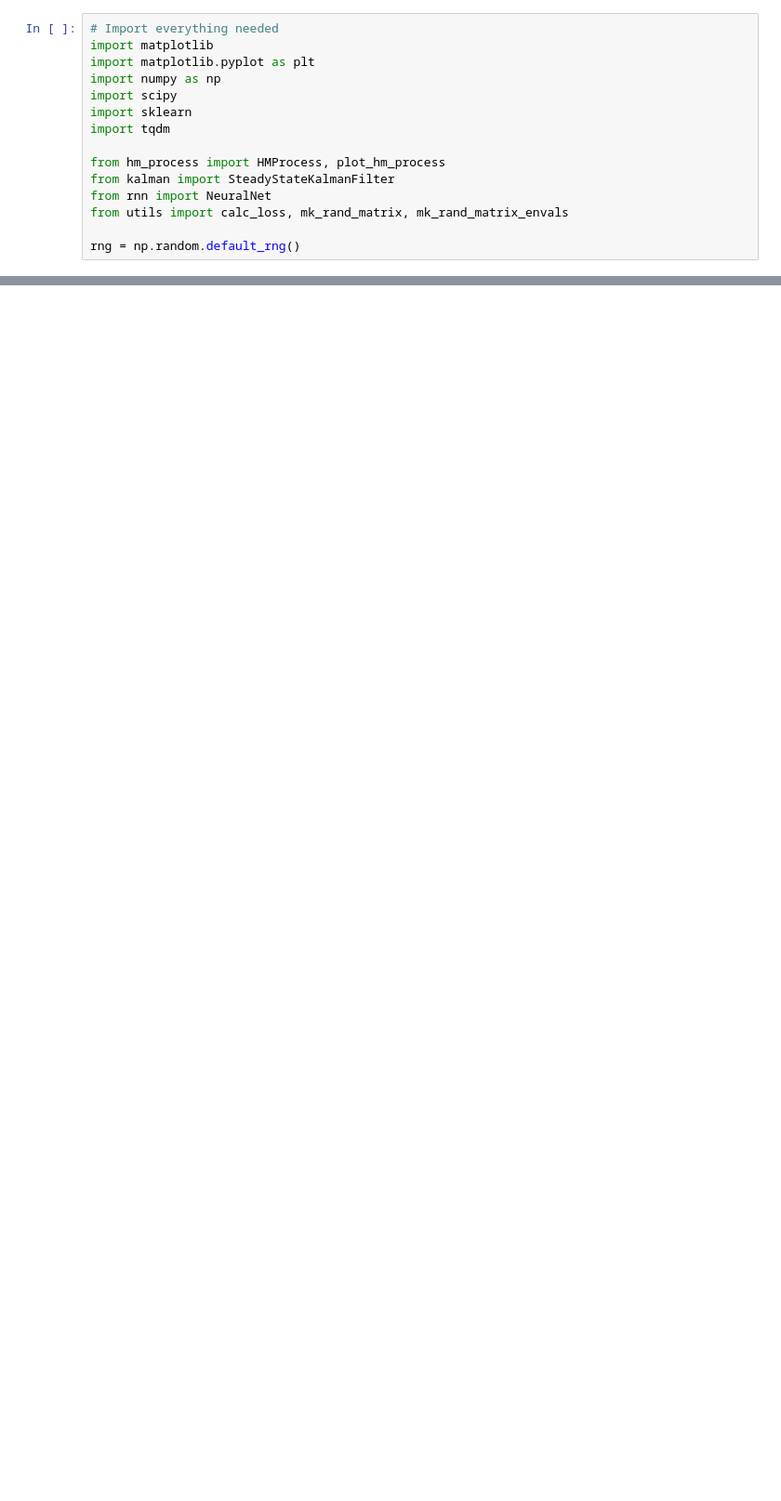
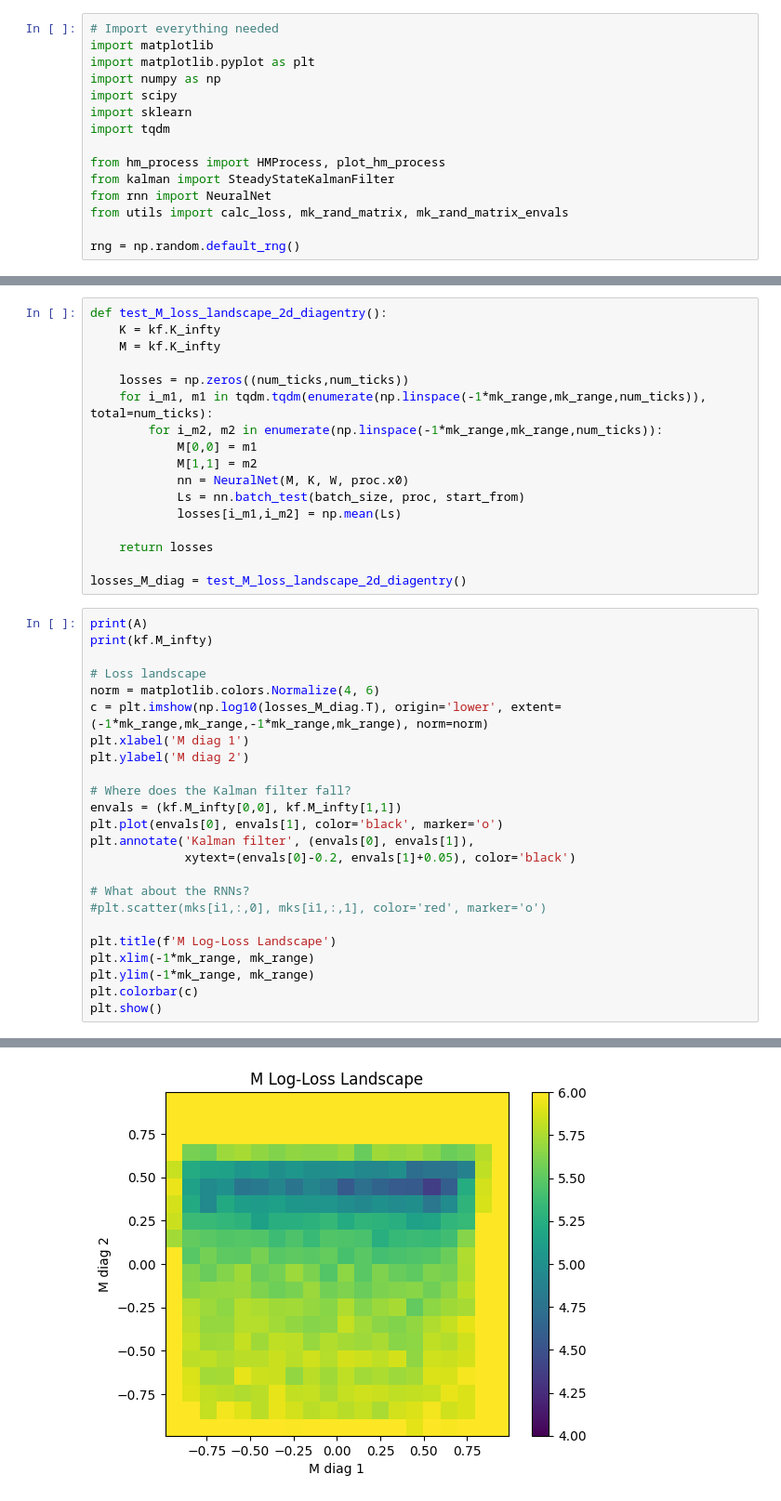
Before and after one commit to Kroiririoroirkk/cmu-project, a Jupyter notebook: LDS_exploration.ipynb, the cells around one changed output, grey strips where cells are left out. Shown at 93% size. Saved outputs shown, nothing was run; the diff lists cells and outputs as text; blank space fills up the shorter version.

```diff
--- a/LDS_exploration.ipynb
+++ b/LDS_exploration.ipynb
@@ -300,0 +321,42 @@ K = [[0.30190454]]
+# %%
+def test_M_loss_landscape_2d_diagentry():
+    K = kf.K_infty
+    M = kf.K_infty
+
+    losses = np.zeros((num_ticks,num_ticks))
+    for i_m1, m1 in tqdm.tqdm(enumerate(np.linspace(-1*mk_range,mk_range,num_ticks)), total=num_ticks):
+        for i_m2, m2 in enumerate(np.linspace(-1*mk_range,mk_range,num_ticks)):
+            M[0,0] = m1
+            M[1,1] = m2
+            nn = NeuralNet(M, K, W, proc.x0)
+            Ls = nn.batch_test(batch_size, proc, start_from)
+            losses[i_m1,i_m2] = np.mean(Ls)
+
+    return losses
+
+losses_M_diag = test_M_loss_landscape_2d_diagentry()
+# %%
+print(A)
+print(kf.M_infty)
+
+# Loss landscape
+norm = matplotlib.colors.Normalize(4, 6)
+c = plt.imshow(np.log10(losses_M_diag.T), origin='lower', extent=(-1*mk_range,mk_range,-1*mk_range,mk_range), norm=norm)
+plt.xlabel('M diag 1')
+plt.ylabel('M diag 2')
+
+# Where does the Kalman filter fall?
+envals = (kf.M_infty[0,0], kf.M_infty[1,1])
+plt.plot(envals[0], envals[1], color='black', marker='o')
+plt.annotate('Kalman filter', (envals[0], envals[1]),
+             xytext=(envals[0]-0.2, envals[1]+0.05), color='black')
+
+# What about the RNNs?
+#plt.scatter(mks[i1,:,0], mks[i1,:,1], color='red', marker='o')
+
+plt.title(f'M Log-Loss Landscape')
+plt.xlim(-1*mk_range, mk_range)
+plt.ylim(-1*mk_range, mk_range)
+plt.colorbar(c)
+plt.show()
+# %% [output]
@@ -300,0 +367 @@ K = [[0.30190454]]
+[figure, added]
```
Also changed, not shown: parts of 24 cells of this notebook, 18 other files.
